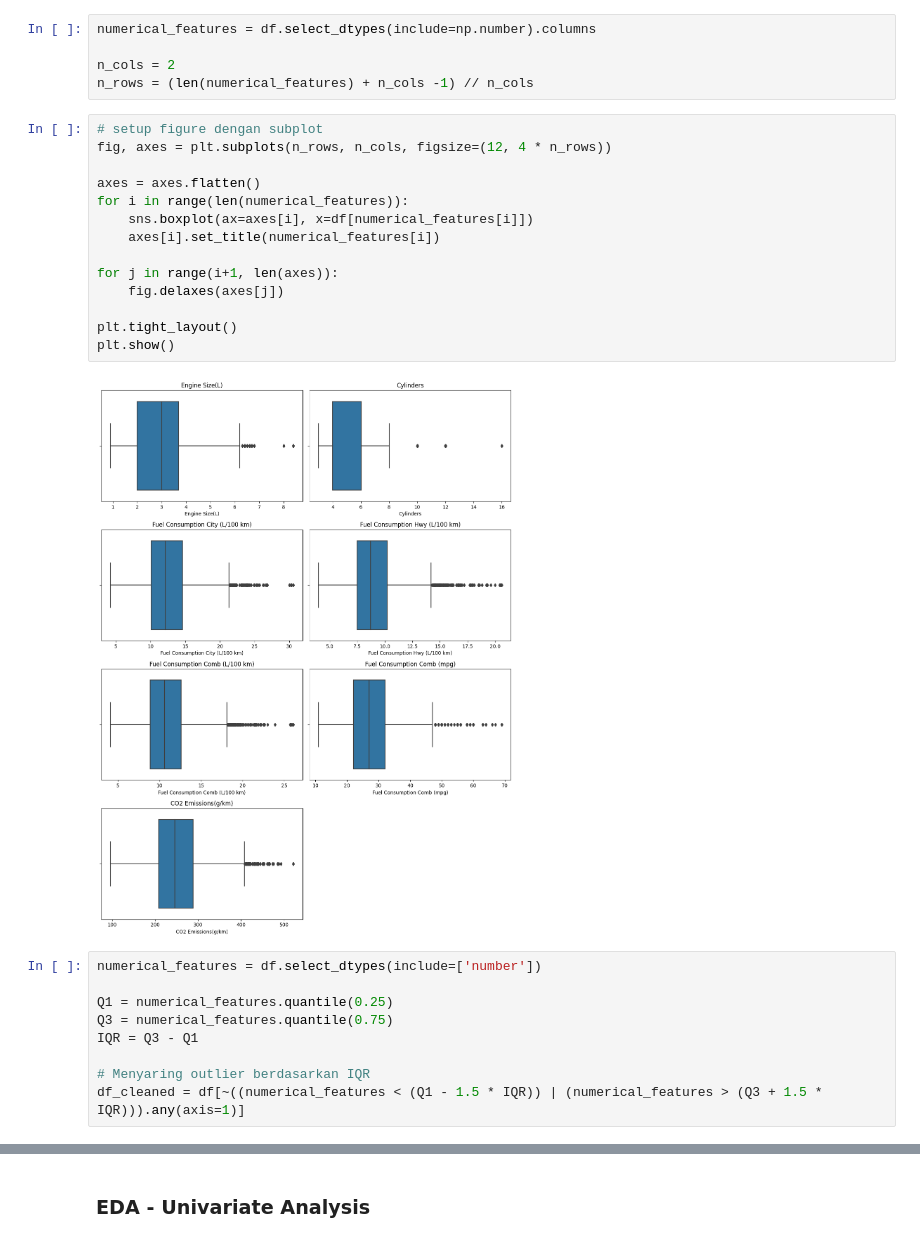
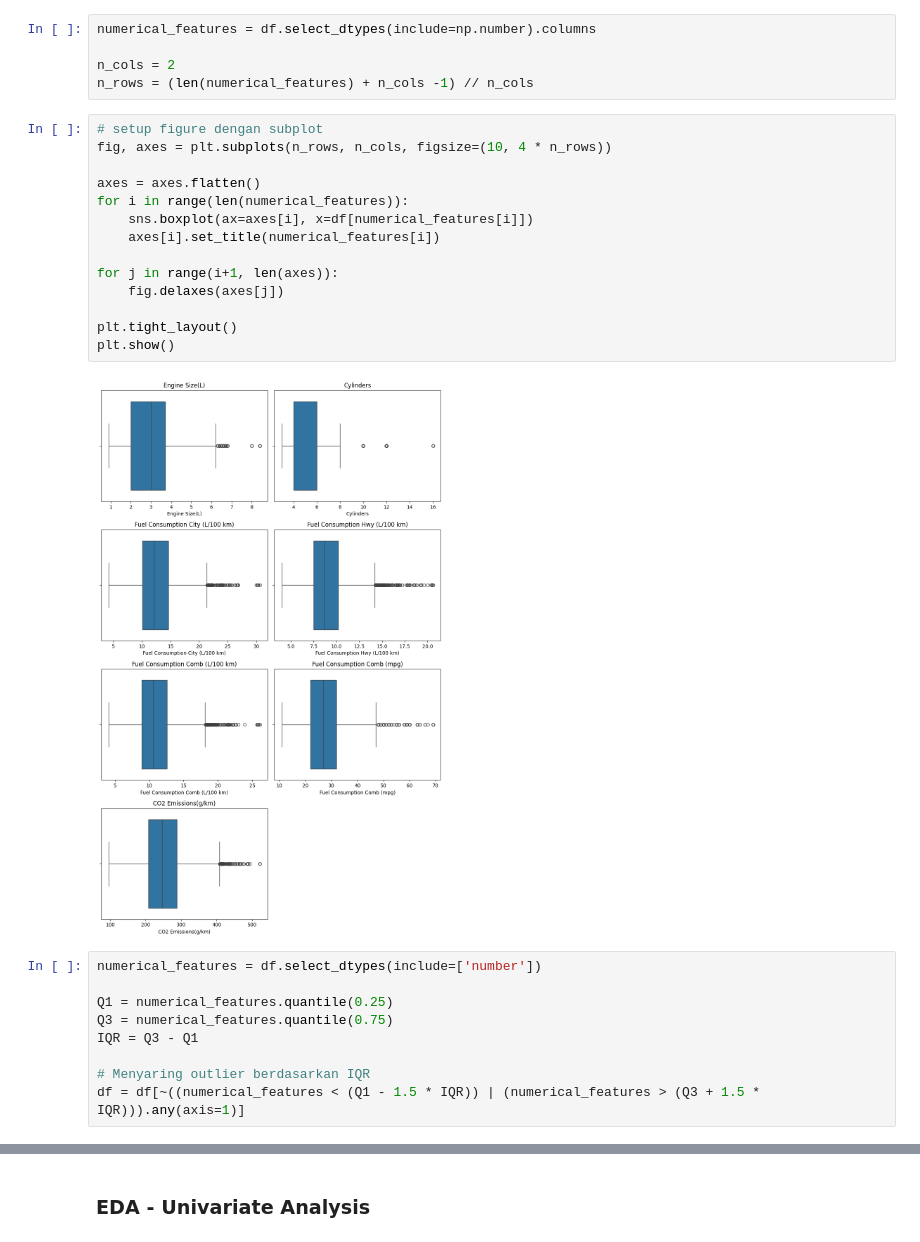
Before and after one commit to wahyuazizi/Predictive_Analysis_ML_Dicoding, a Jupyter notebook: Predicitve_Analysis_Vehicle_Emissions.ipynb, the cells around one changed output, grey strips where cells are left out. Drawn from its saved outputs; the diff is of its cells as text.

```diff
--- a/Predicitve_Analysis_Vehicle_Emissions.ipynb
+++ b/Predicitve_Analysis_Vehicle_Emissions.ipynb
@@ -150,20 +173,20 @@ n_cols = 2
 n_rows = (len(numerical_features) + n_cols -1) // n_cols
 # %%
 # setup figure dengan subplot
-fig, axes = plt.subplots(n_rows, n_cols, figsize=(12, 4 * n_rows))
+fig, axes = plt.subplots(n_rows, n_cols, figsize=(10, 4 * n_rows))
 
 axes = axes.flatten()
 for i in range(len(numerical_features)):
     sns.boxplot(ax=axes[i], x=df[numerical_features[i]])
     axes[i].set_title(numerical_features[i])
 
 for j in range(i+1, len(axes)):
     fig.delaxes(axes[j])
 
 plt.tight_layout()
 plt.show()
 # %% [output]
-[figure, old version]
+[figure, new version]
 # %%
 numerical_features = df.select_dtypes(include=['number'])
 
@@ -172,5 +195,5 @@ Q3 = numerical_features.quantile(0.75)
 IQR = Q3 - Q1
 
 # Menyaring outlier berdasarkan IQR
-df_cleaned = df[~((numerical_features < (Q1 - 1.5 * IQR)) | (numerical_features > (Q3 + 1.5 * IQR))).any(axis=1)]
+df = df[~((numerical_features < (Q1 - 1.5 * IQR)) | (numerical_features > (Q3 + 1.5 * IQR))).any(axis=1)]
 # %%
```
Also changed, not shown: parts of 9 cells of this notebook.
